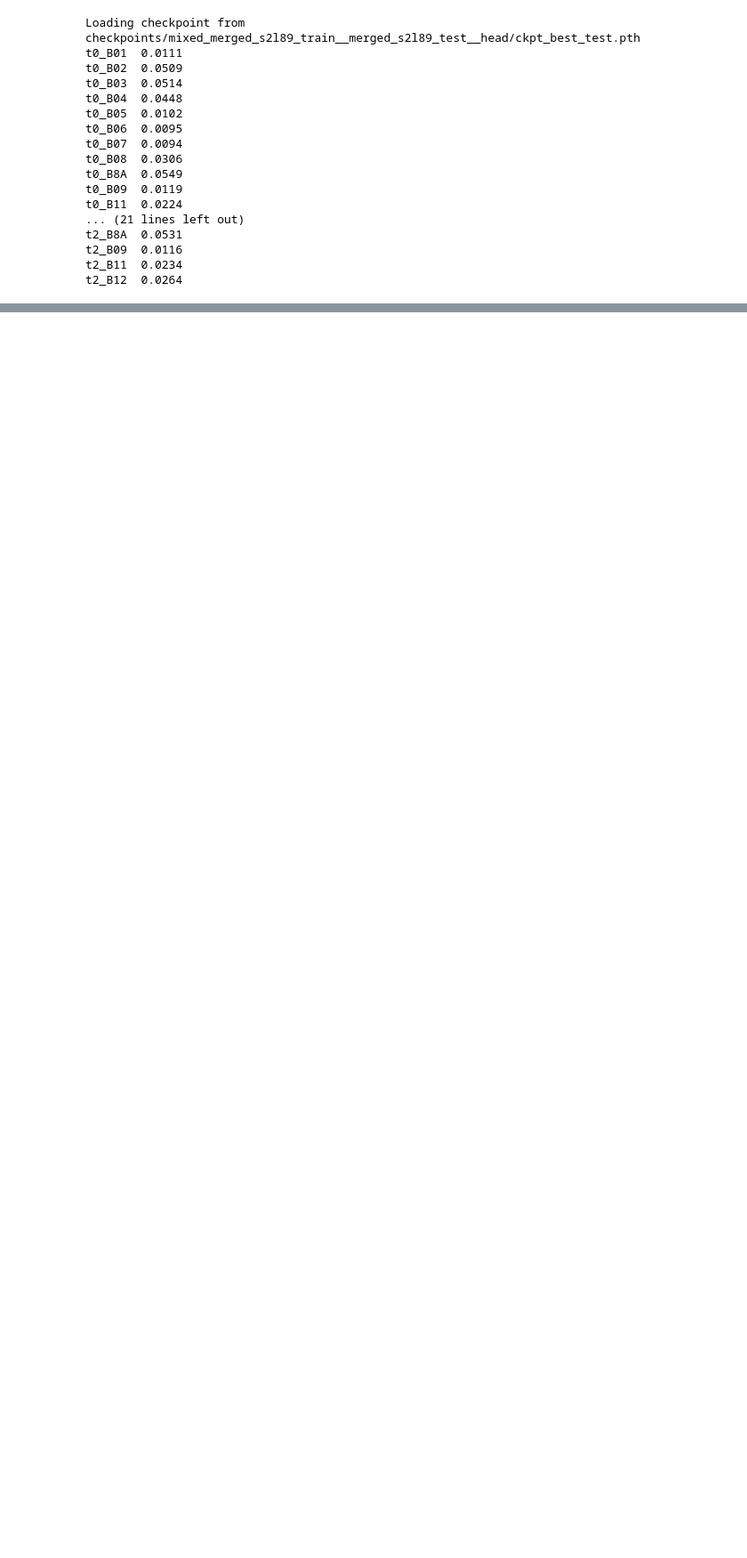
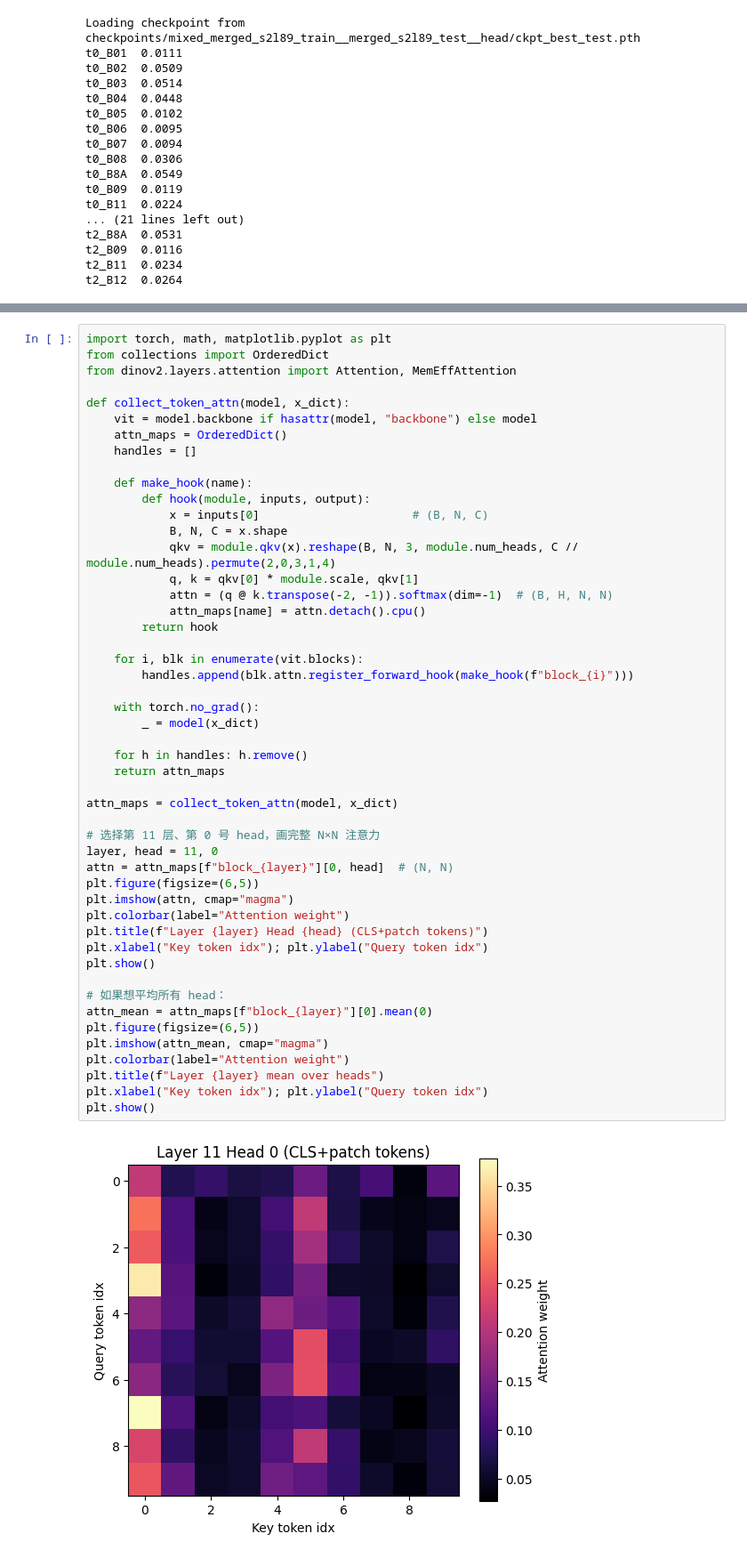
Before and after one commit to yuyao-wang/MethaneFuse, a Jupyter notebook: temp.ipynb, the cells around one changed output, grey strips where cells are left out. Shown at 89% size. Drawn from its saved outputs; the diff is of its cells as text; blank space fills up the shorter version.

```diff
--- a/temp.ipynb
+++ b/temp.ipynb
@@ -887,0 +1027,51 @@ print("列添加成功！已保存至原路径。")
+# %%
+import torch, math, matplotlib.pyplot as plt
+from collections import OrderedDict
+from dinov2.layers.attention import Attention, MemEffAttention
+
+def collect_token_attn(model, x_dict):
+    vit = model.backbone if hasattr(model, "backbone") else model
+    attn_maps = OrderedDict()
+    handles = []
+
+    def make_hook(name):
+        def hook(module, inputs, output):
+            x = inputs[0]                      # (B, N, C)
+            B, N, C = x.shape
+            qkv = module.qkv(x).reshape(B, N, 3, module.num_heads, C // module.num_heads).permute(2,0,3,1,4)
+            q, k = qkv[0] * module.scale, qkv[1]
+            attn = (q @ k.transpose(-2, -1)).softmax(dim=-1)  # (B, H, N, N)
+            attn_maps[name] = attn.detach().cpu()
+        return hook
+
+    for i, blk in enumerate(vit.blocks):
+        handles.append(blk.attn.register_forward_hook(make_hook(f"block_{i}")))
+
+    with torch.no_grad():
+        _ = model(x_dict)
+
+    for h in handles: h.remove()
+    return attn_maps
+
+attn_maps = collect_token_attn(model, x_dict)
+
+# 选择第 11 层、第 0 号 head，画完整 N×N 注意力
+layer, head = 11, 0
+attn = attn_maps[f"block_{layer}"][0, head]  # (N, N)
+plt.figure(figsize=(6,5))
+plt.imshow(attn, cmap="magma")
+plt.colorbar(label="Attention weight")
+plt.title(f"Layer {layer} Head {head} (CLS+patch tokens)")
+plt.xlabel("Key token idx"); plt.ylabel("Query token idx")
+plt.show()
+
+# 如果想平均所有 head：
+attn_mean = attn_maps[f"block_{layer}"][0].mean(0)
+plt.figure(figsize=(6,5))
+plt.imshow(attn_mean, cmap="magma")
+plt.colorbar(label="Attention weight")
+plt.title(f"Layer {layer} mean over heads")
+plt.xlabel("Key token idx"); plt.ylabel("Query token idx")
+plt.show()
+# %% [output]
+[figure, added]
```
Also changed, not shown: parts of 10 cells of this notebook, 4 other files.
